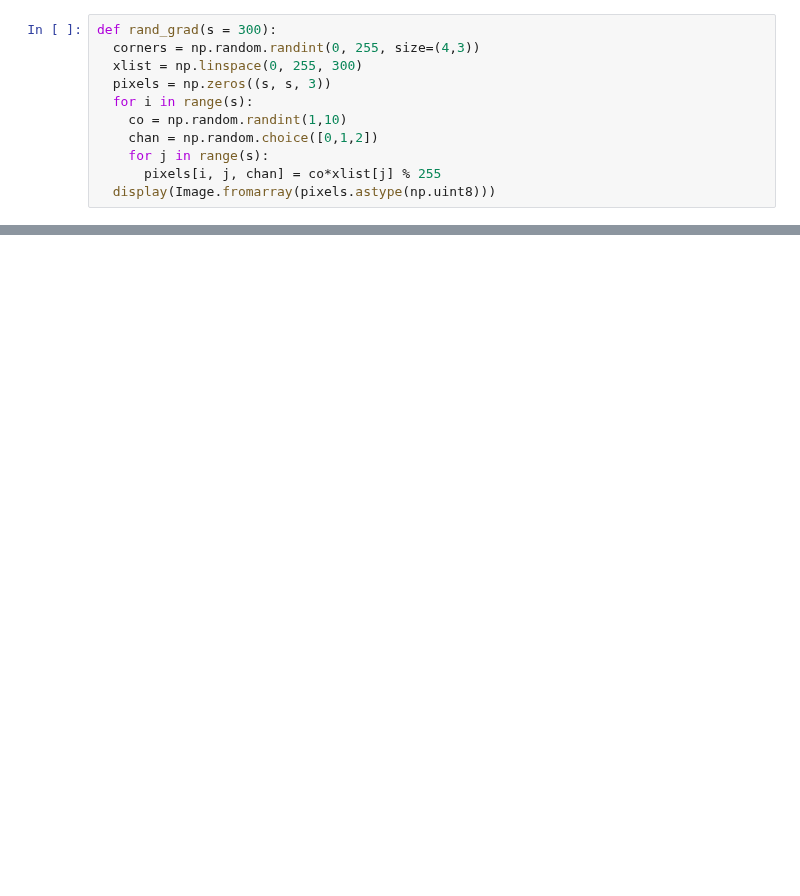
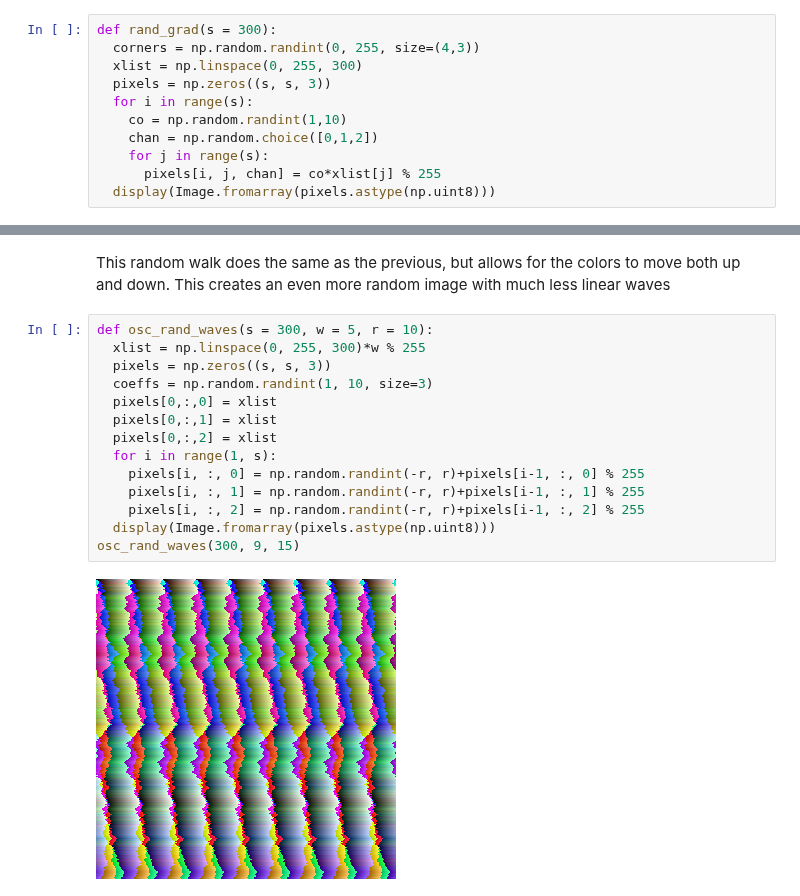
Before and after one commit to jp0utside/Programming-for-Mathematics, a Jupyter notebook: Random_Walk_scratch.ipynb, the cells around one changed output, grey strips where cells are left out. Saved outputs shown, nothing was run; the diff lists cells and outputs as text; blank space fills up the shorter version.

```diff
--- a/Random_Walk_scratch.ipynb
+++ b/Random_Walk_scratch.ipynb
@@ -87,0 +108,18 @@ rand_run()
+# %% [markdown]
+This random walk does the same as the previous, but allows for the colors to move both up and down. This creates an even more random image with much less linear waves
+# %%
+def osc_rand_waves(s = 300, w = 5, r = 10):
+  xlist = np.linspace(0, 255, 300)*w % 255
+  pixels = np.zeros((s, s, 3))
+  coeffs = np.random.randint(1, 10, size=3)
+  pixels[0,:,0] = xlist
+  pixels[0,:,1] = xlist
+  pixels[0,:,2] = xlist
+  for i in range(1, s):
+    pixels[i, :, 0] = np.random.randint(-r, r)+pixels[i-1, :, 0] % 255
+    pixels[i, :, 1] = np.random.randint(-r, r)+pixels[i-1, :, 1] % 255
+    pixels[i, :, 2] = np.random.randint(-r, r)+pixels[i-1, :, 2] % 255
+  display(Image.fromarray(pixels.astype(np.uint8)))
+osc_rand_waves(300, 9, 15)
+# %% [output]
+[figure, added]
```
Also changed, not shown: parts of 10 cells of this notebook.
